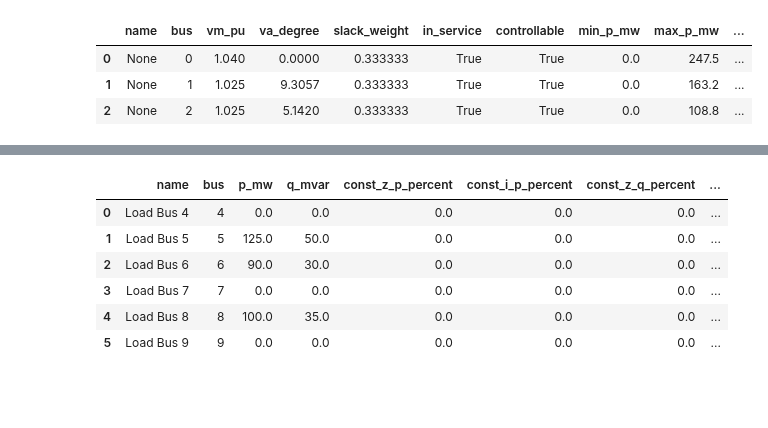
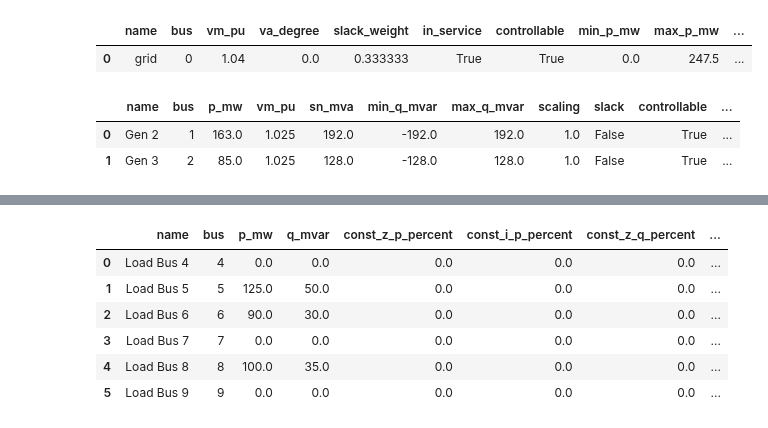
Before and after one commit to nauhamriv/my_source_code, a Jupyter notebook: ieee9bus.ipynb, the cells around one changed output, grey strips where cells are left out. Cells and saved outputs as stored; diff of their text form; code cells hidden in the pictures; blank space fills up the shorter version.

```diff
--- a/ieee9bus.ipynb
+++ b/ieee9bus.ipynb
@@ -20,13 +20,13 @@ net = create_empty_network()
 #create buses
 buses = {}
 
-buses[1] = create_bus(net, vn_kv=16.5, name="Bus 1", type="b", in_service=True, max_vm_pu=1.05, min_vm_pu=0.90)
-buses[2] = create_bus(net, vn_kv=18, name="Bus 2", type="b", in_service=True, max_vm_pu=1.05, min_vm_pu=0.90)
-buses[3] = create_bus(net, vn_kv=13.8, name="Bus 3", type="b", in_service=True, max_vm_pu=1.05, min_vm_pu=0.90)
+buses[1] = create_bus(net, vn_kv=16.5, name="Bus 1", type="b", in_service=True, max_vm_pu=1.1, min_vm_pu=0.90, zone="", geo="")
+buses[2] = create_bus(net, vn_kv=18, name="Bus 2", type="b", in_service=True, max_vm_pu=1.1, min_vm_pu=0.90, zone="", geo="")
+buses[3] = create_bus(net, vn_kv=13.8, name="Bus 3", type="b", in_service=True, max_vm_pu=1.1, min_vm_pu=0.90, zone="", geo="")
 
 #create buses automatically
 for i in range(4,10):
-    buses[i] = create_bus(net, vn_kv=230, name=f"Bus {i}", index=i, type="b", in_service=True, max_vm_pu=1.05, min_vm_pu=0.90)
+    buses[i] = create_bus(net, vn_kv=230, name=f"Bus {i}", index=i, type="b", in_service=True, max_vm_pu=1.1, min_vm_pu=0.90, zone="", geo="")
 
 #data structure of the bus
 net.bus
@@ -44,28 +44,30 @@ net.bus
 # %%
 #create external grid
 grids = {}
 
-grids[1] = create_ext_grid(net, bus=buses[1], vm_pu=1.04, va_degree=0, max_p_mw=247.5, min_p_mw=0, max_q_mvar=247.5, min_q_mvar=-247.5, in_service=True, slack_weight=1/3, controllable=True)
-grids[2] = create_ext_grid(net, bus=buses[2], vm_pu=1.025, va_degree=9.3057, max_p_mw=163.2, min_p_mw=0, max_q_mvar=192, min_q_mvar=-192, in_service=True, slack_weight=1/3, controllable=True)
-grids[3] = create_ext_grid(net, bus=buses[3], vm_pu=1.025, va_degree=5.1420, max_p_mw=108.8, min_p_mw=0, max_q_mvar=128, min_q_mvar=-128, in_service=True, slack_weight=1/3, controllable=True)
+grids[1] = create_ext_grid(net, name="grid", bus=buses[1], vm_pu=1.04, va_degree=0, max_p_mw=247.5, min_p_mw=0, max_q_mvar=247.5, min_q_mvar=-247.5, in_service=True, slack_weight=1/3, controllable=True)
+#grids[2] = create_ext_grid(net, bus=buses[2], vm_pu=1.025, va_degree=9.3057, max_p_mw=163.2, min_p_mw=0, max_q_mvar=192, min_q_mvar=-192, in_service=True, slack_weight=1/3, controllable=True)
+#grids[3] = create_ext_grid(net, bus=buses[3], vm_pu=1.025, va_degree=5.1420, max_p_mw=108.8, min_p_mw=0, max_q_mvar=128, min_q_mvar=-128, in_service=True, slack_weight=1/3, controllable=True)
 
 #data structure of external grid
 net.ext_grid
 # %% [output]
 |  | name | bus | vm_pu | va_degree | slack_weight | in_service | controllable | min_p_mw | max_p_mw | ... |
-| 0 | None | 0 | 1.040 | 0.0000 | 0.333333 | True | True | 0.0 | 247.5 | ... |
-| 1 | None | 1 | 1.025 | 9.3057 | 0.333333 | True | True | 0.0 | 163.2 | ... |
-| 2 | None | 2 | 1.025 | 5.1420 | 0.333333 | True | True | 0.0 | 108.8 | ... |
+| 0 | grid | 0 | 1.04 | 0.0 | 0.333333 | True | True | 0.0 | 247.5 | ... |
 # %%
 #create generator
-#gens = {}
+gens = {}
 
-#gens[1] = create_gen(net, bus=buses[1], vm_pu=1.04, p_mw=71.63, sn_mva=125, name="Gen 1", slack=True, controllable=True, in_service=True, max_p_mw=100, min_p_mw=20, max_q_mvar=75, min_q_mvar=-75)
-#gens[2] = create_gen(net, bus=buses[2], vm_pu=1.025, p_mw=163, sn_mva=250, name="Gen 2", controllable=True, in_service=True, max_p_mw=200, min_p_mw=40, max_q_mvar=150, min_q_mvar=-150)
-#gens[3] = create_gen(net, bus=buses[3], vm_pu=1.025, p_mw=85, sn_mva=125, name="Gen 3", controllable=True, in_service=True, max_p_mw=100, min_p_mw=20, max_q_mvar=75, min_q_mvar=-75)
+#gens[1] = create_gen(net, bus=buses[1], vm_pu=1.04, p_mw=71.63, sn_mva=247.5, name="Gen 1", slack=True, controllable=False, in_service=True, max_p_mw=247.5, min_p_mw=0, max_q_mvar=247.5, min_q_mvar=-247.5)
+gens[1] = create_gen(net, bus=buses[2], vm_pu=1.025, p_mw=163, sn_mva=192, name="Gen 2", controllable=True, in_service=True, max_p_mw=163.2, min_p_mw=0, max_q_mvar=192, min_q_mvar=-192, id_q_capability_characteristic=0.0, curve_style="", type="")
+gens[2] = create_gen(net, bus=buses[3], vm_pu=1.025, p_mw=85, sn_mva=128, name="Gen 3", controllable=True, in_service=True, max_p_mw=108.8, min_p_mw=0, max_q_mvar=128, min_q_mvar=-128, id_q_capability_characteristic=0.0, curve_style="", type="")
 
 #data structure of generator
-#net.gen
+net.gen
+# %% [output]
+|  | name | bus | p_mw | vm_pu | sn_mva | min_q_mvar | max_q_mvar | scaling | slack | controllable | ... |
+| 0 | Gen 2 | 1 | 163.0 | 1.025 | 192.0 | -192.0 | 192.0 | 1.0 | False | True | ... |
+| 1 | Gen 3 | 2 | 85.0 | 1.025 | 128.0 | -128.0 | 128.0 | 1.0 | False | True | ... |
 # %%
 #create transformer
 trafos = {}
```
Also changed, not shown: parts of 10 cells of this notebook.
